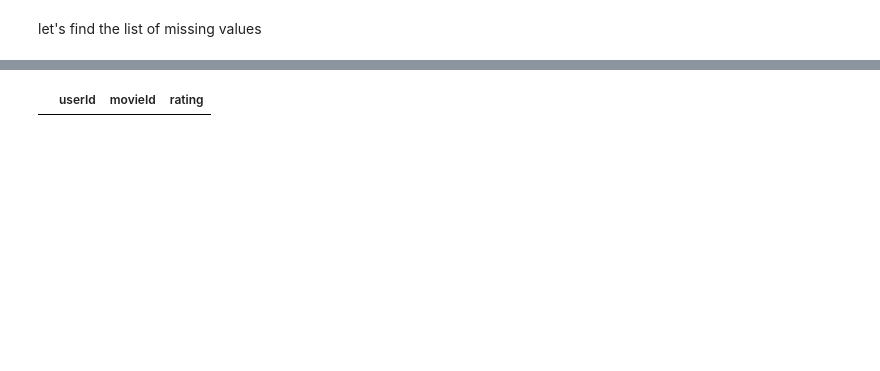
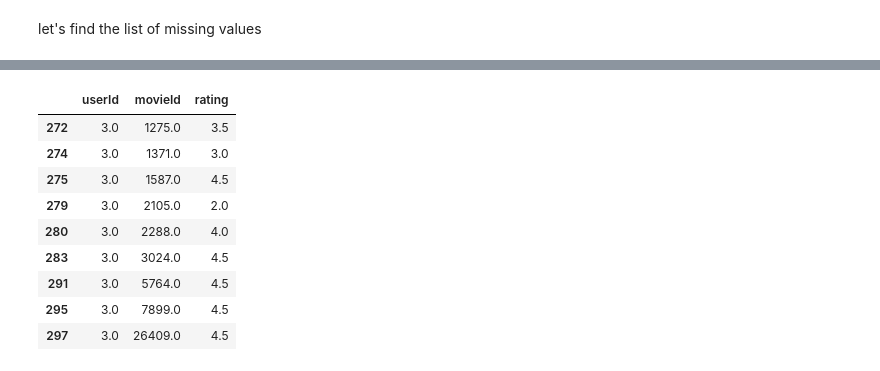
Before and after one commit to Nutdanai1221/Movie-Recommender-System, a Jupyter notebook: notebooks/movie-lens-recomendation.ipynb, the cells around one changed output, grey strips where cells are left out. Cells and saved outputs as stored; diff of their text form; code cells hidden in the pictures; blank space fills up the shorter version.

```diff
--- a/notebooks/movie-lens-recomendation.ipynb
+++ b/notebooks/movie-lens-recomendation.ipynb
@@ -94,0 +105,3 @@ Percentage of outliers: 0.56%
+# %%
+cleaned_ratings = ratings[(ratings['rating'] >= 0) & (ratings['rating'] <= 5)]
+print(f'now the total clean data is {len(cleaned_ratings)}')
@@ -95,16 +139,20 @@ Percentage of outliers: 0.56%
 # %% [markdown]
 let's find the list of missing values
 # %%
-unique_userIds = ratings['userId'].unique()
+unique_userIds = cleaned_ratings['userId'].unique()
 unique_userIds = unique_userIds[~np.isnan(unique_userIds)]
 
 # Generate a list of all expected userIds based on the range of observed userIds
-expected_userIds = range(int(unique_userIds.min()), int(unique_userIds.max()) + 1)
+expected_userIds = range(int(unique_userIds.min()), int(unique_userIds.max()) + 1) # 1 - 610
+
+# Reset index of cleaned_ratings
+cleaned_ratings_reset_index = cleaned_ratings.reset_index()
 
 # Find missing userIds
 missing_userIds = [userId for userId in expected_userIds if userId not in unique_userIds]
-# find the index that has the missing number
-index_with_none = ratings[ratings['userId'].isna()].index.tolist()
+
+# Find indices of rows with missing userIds
+index_with_none = cleaned_ratings_reset_index[cleaned_ratings_reset_index['userId'].isna()].index.tolist()
 # %%
 print(f"missing UserID : {missing_userIds}\nindex of all missing number : {index_with_none}")
 # %% [output]
@@ -112,0 +161,20 @@ index of all missing number : [261, 262, 263, 264, 265, 266, 267, 268, 269, 270,
+# %%
+missing_ranges = []
+current_range = []
+
+for i in range(len(index_with_none)):
+    if i == 0:
+        current_range.append(index_with_none[i])
+    elif index_with_none[i] - index_with_none[i-1] == 1:
+        current_range.append(index_with_none[i])
+    else:
+        missing_ranges.append((current_range[0], current_range[-1]))
+        current_range = [index_with_none[i]]
+
+# Append the last range
+missing_ranges.append((current_range[0], current_range[-1]))
+
+print("Missing Ranges:")
+for idx, (start, end) in enumerate(missing_ranges):
+    print(f"Range: {start} - {end} fill with {missing_userIds[idx]}")
+    cleaned_ratings['userId'].iloc[start:end+1] = missing_userIds[idx]
@@ -113,4 +203,13 @@ index of all missing number : [261, 262, 263, 264, 265, 266, 267, 268, 269, 270,
 # %%
-ratings[ratings['userId'] == 3.0]
+cleaned_ratings[cleaned_ratings['userId'] == 3.0]
 # %% [output]
 |  | userId | movieId | rating |
+| 272 | 3.0 | 1275.0 | 3.5 |
+| 274 | 3.0 | 1371.0 | 3.0 |
+| 275 | 3.0 | 1587.0 | 4.5 |
+| 279 | 3.0 | 2105.0 | 2.0 |
+| 280 | 3.0 | 2288.0 | 4.0 |
+| 283 | 3.0 | 3024.0 | 4.5 |
+| 291 | 3.0 | 5764.0 | 4.5 |
+| 295 | 3.0 | 7899.0 | 4.5 |
+| 297 | 3.0 | 26409.0 | 4.5 |
```
Also changed, not shown: parts of 12 cells of this notebook.
